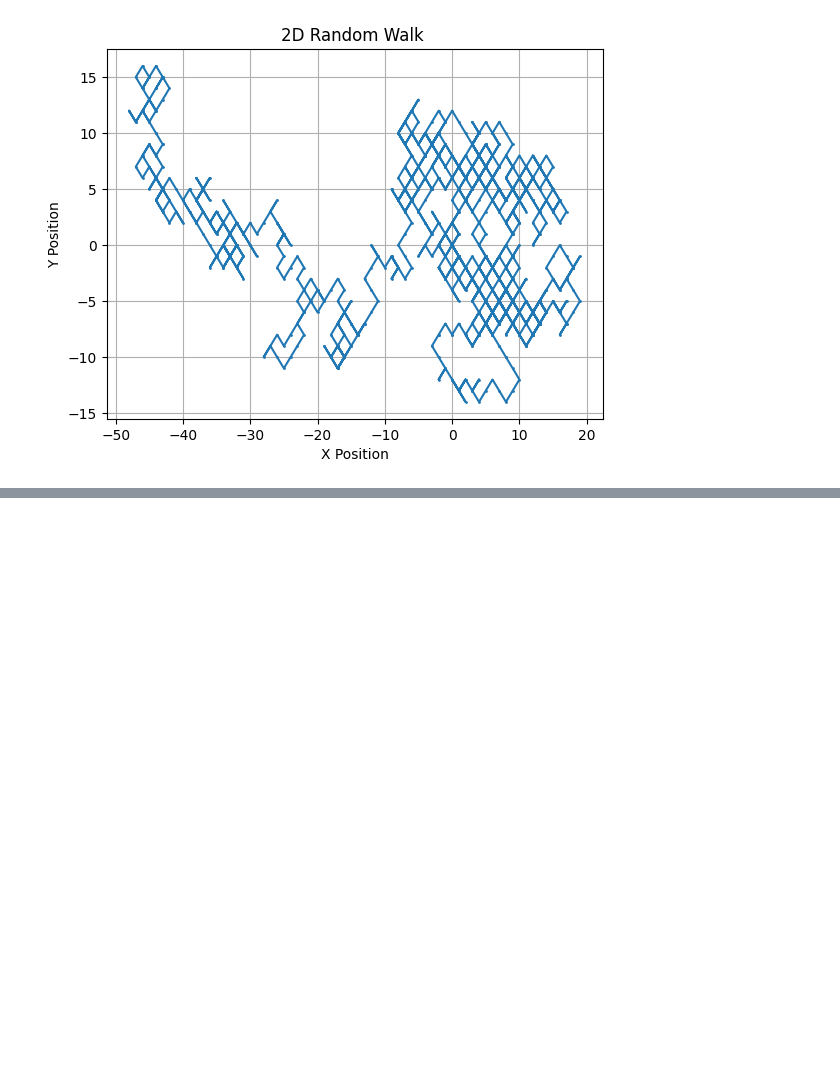
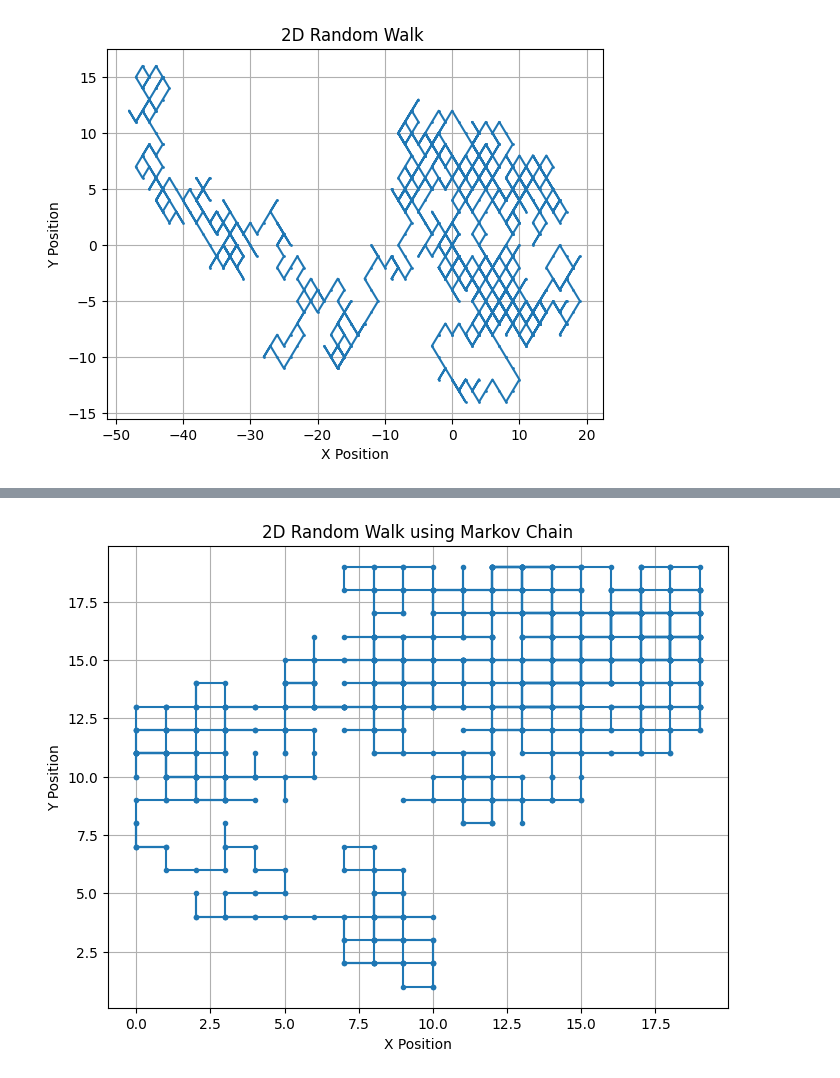
Before and after one commit to Rk-Pudasaini/Monte_Carlo_Simulation, a Jupyter notebook: RandomWalk_Demonstration.ipynb, the cells around one changed output, grey strips where cells are left out. Cells and saved outputs as stored; diff of their text form; code cells hidden in the pictures; blank space fills up the shorter version.

```diff
--- a/RandomWalk_Demonstration.ipynb
+++ b/RandomWalk_Demonstration.ipynb
@@ -147,0 +200,66 @@ plt.show()
+# %%
+import numpy as np
+import matplotlib.pyplot as plt
+
+def transition_probs_2d(num_positions):
+    """
+    Define transition probabilities for a 2D random walk.
+    """
+    probs = np.zeros((num_positions, num_positions))
+    side_length = int(np.sqrt(num_positions))
+    for i in range(num_positions):
+        x, y = i % side_length, i // side_length
+        if x > 0:
+            probs[i, i-1] = 0.25  # Move left
+        if x < side_length - 1:
+            probs[i, i+1] = 0.25  # Move right
+        if y > 0:
+            probs[i, i-side_length] = 0.25  # Move down
+        if y < side_length - 1:
+            probs[i, i+side_length] = 0.25  # Move up
+
+    # Normalize probabilities for each position
+    probs /= np.sum(probs, axis=1, keepdims=True)
+
+    return probs
+
+def random_walk_markov_chain_2d(num_steps, num_positions):
+    """
+    Perform a 2D random walk using Markov chain approach.
+    """
+    # Initialize position
+    position = np.random.randint(num_positions)
+    positions = [position]
+
+    # Transition probabilities
+    probs = transition_probs_2d(num_positions)
+
+    # Perform random walk
+    for _ in range(num_steps):
+        position = np.random.choice(range(num_positions), p=probs[position])
+        positions.append(position)
+
+    return positions
+
+# Number of steps and positions
+num_steps = 1000
+side_length = 20  # Side length of the grid
+num_positions = side_length * side_length  # Total number of positions on the grid
+
+# Perform random walk using Markov chain
+positions = random_walk_markov_chain_2d(num_steps, num_positions)
+
+# Plot the random walk
+# Convert positions to (x, y) coordinates
+x_positions = [pos % side_length for pos in positions]
+y_positions = [pos // side_length for pos in positions]
+
+plt.figure(figsize=(8, 6))
+plt.plot(x_positions, y_positions, marker='.', linestyle='-')
+plt.title('2D Random Walk using Markov Chain')
+plt.xlabel('X Position')
+plt.ylabel('Y Position')
+plt.grid(True)
+plt.show()
+# %% [output]
+[figure, added]
```
Also changed, not shown: parts of 1 cell of this notebook.
